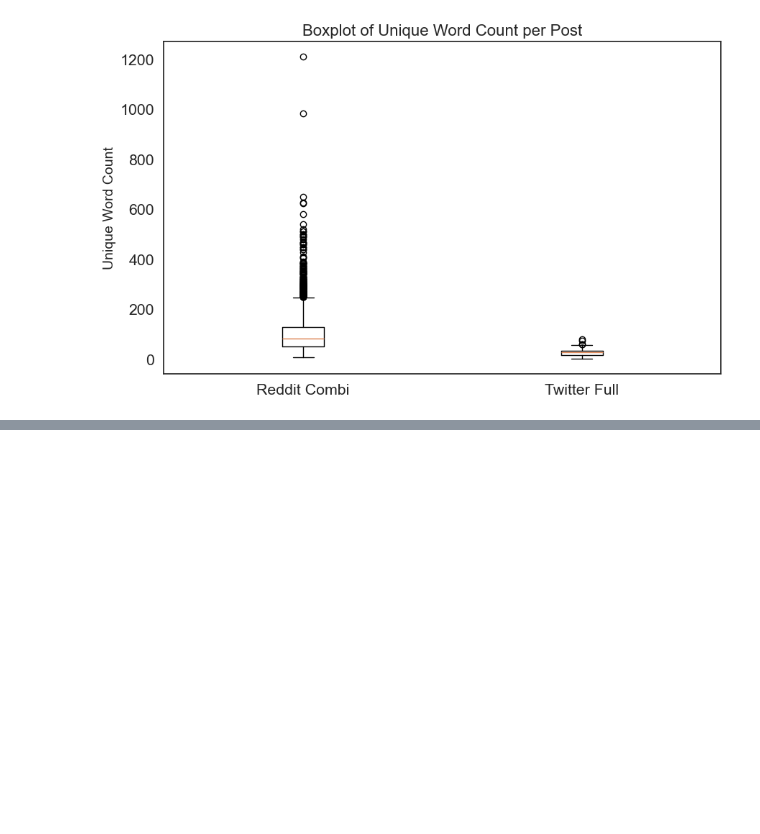
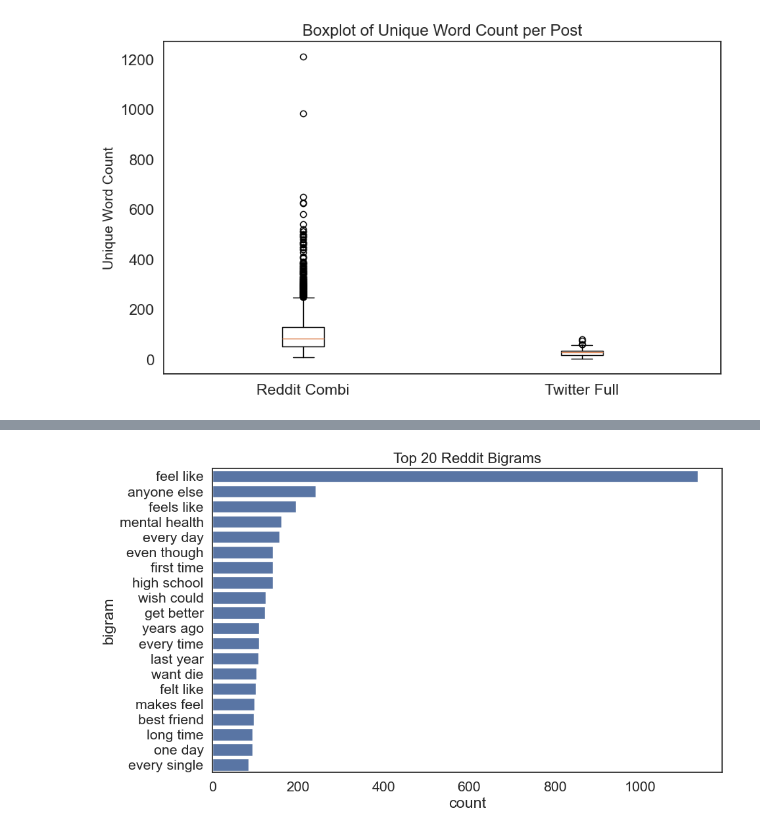
Before and after one commit to roronoazoero/Stress-Detection, a Jupyter notebook: notebooks/preprocessing.ipynb, the cells around one changed output, grey strips where cells are left out. Saved outputs shown, nothing was run; the diff lists cells and outputs as text; code cells hidden in the pictures; blank space fills up the shorter version.

```diff
--- a/notebooks/preprocessing.ipynb
+++ b/notebooks/preprocessing.ipynb
@@ -290,0 +331,34 @@ from wordcloud import WordCloud
+# %%
+# d. Bigram frequency analysis
+from collections import Counter
+from nltk import bigrams
+from nltk.tokenize import word_tokenize
+
+def get_bigrams(text_series):
+    bigrm = []
+    for text in text_series:
+        tokens = text.split()
+        bigrm += list(nltk.bigrams(tokens))
+    return bigrm
+
+reddit_bigrams = get_bigrams(reddit_combi_df['text_nonstop'])
+twitter_bigrams = get_bigrams(twitter_non_ad_df['text_nonstop'])
+
+reddit_bigram_freq = Counter(reddit_bigrams).most_common(20)
+twitter_bigram_freq = Counter(twitter_bigrams).most_common(20)
+
+def bigram_df(bigram_freq):
+    df = pd.DataFrame(bigram_freq, columns=['bigram', 'count'])
+    df['bigram'] = df['bigram'].apply(lambda x: ' '.join(x))
+    return df
+
+reddit_bigram_df = bigram_df(reddit_bigram_freq)
+twitter_bigram_df = bigram_df(twitter_bigram_freq)
+# %%
+
+plt.figure(figsize=(10, 6))
+sns.barplot(data=reddit_bigram_df, y='bigram', x='count')
+plt.title("Top 20 Reddit Bigrams", fontsize=16)
+plt.show()
+# %% [output]
+[figure, added]
```
Also changed, not shown: parts of 11 cells of this notebook.
